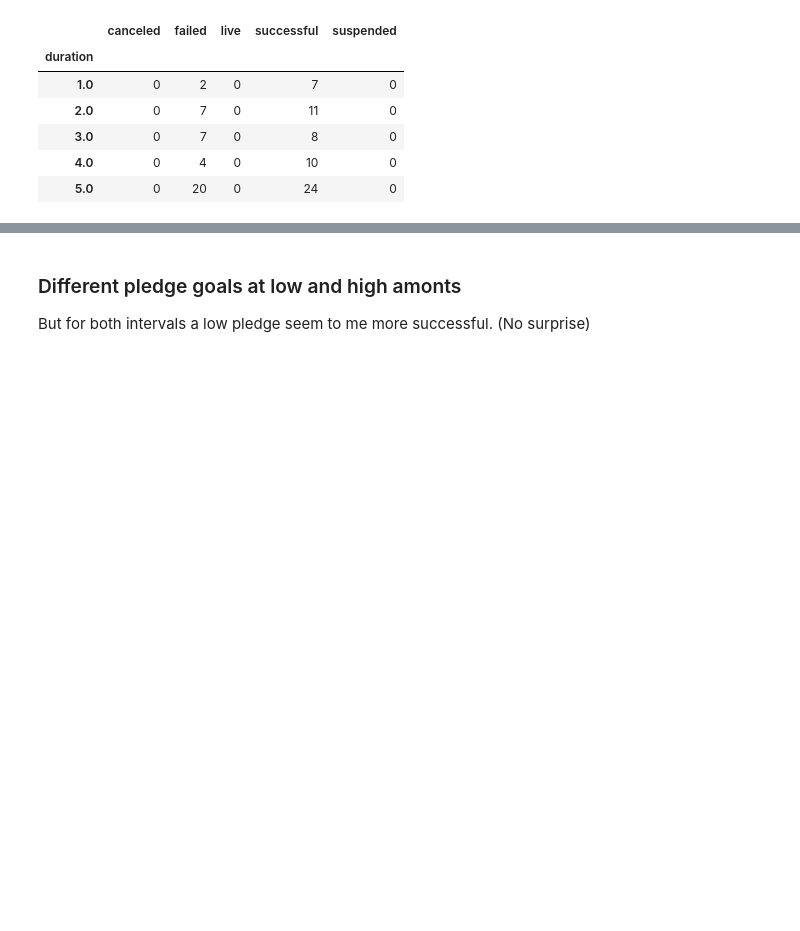
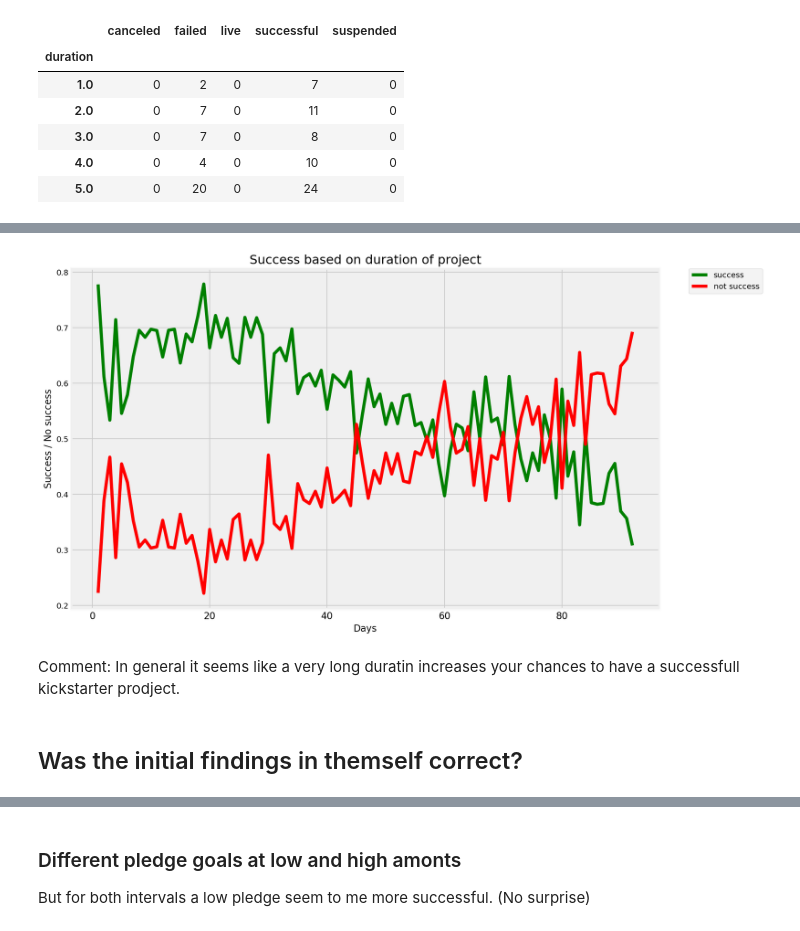
Before and after one commit to yhpf/kickstarter, a Jupyter notebook: kickstarter2.ipynb, the cells around one changed output, grey strips where cells are left out. Cells and saved outputs as stored; diff of their text form; code cells hidden in the pictures; blank space fills up the shorter version.

Commit message:
successrate and duration

```diff
--- a/kickstarter2.ipynb
+++ b/kickstarter2.ipynb
@@ -275,3 +249,6 @@ banan.head()
 | 3.0 | 0 | 7 | 0 | 8 | 0 |
 | 4.0 | 0 | 4 | 0 | 10 | 0 |
 | 5.0 | 0 | 20 | 0 | 24 | 0 |
+# %%
+banan['sum'] = banan['canceled'] + banan['failed'] + banan['live'] + banan['successful'] + banan['suspended']
+banan.head()
@@ -277,0 +263,5 @@ banan.head()
+# %%
+banan['success rate'] = banan['successful'] / (banan['sum'] - banan['live'])
+banan['fail rate'] = banan['failed'] / (banan['sum'] - banan['live'])
+banan['no success rate'] = (banan['failed'] + banan['canceled'] + banan['suspended']) / (banan['sum'] - banan['live'])
+banan.head()
@@ -277,0 +276,32 @@ banan.head()
+# %%
+# make line chart
+y1 = banan['success rate'].values
+x1 = banan.index.values
+
+y2 = banan['no success rate'].values
+x2 = banan.index.values
+
+fig, ax = plt.subplots()
+fig.set_size_inches(12, 8)
+
+ax.plot(x1, y1, label="success", color='g')
+ax.plot(x2, y2, label="not success", color='r')
+
+ax.legend(bbox_to_anchor=(1.05, 1), loc=2, borderaxespad=0.)
+
+plt.xlabel('Days')
+plt.ylabel('Success / No success')
+plt.title('Success based on duration of project')
+
+plt.rc('axes', titlesize=16)
+plt.rc('axes', labelsize=12)
+plt.rc('xtick', labelsize=12)
+plt.rc('figure', titlesize=12)
+
+plt.show();
+# %% [output]
+[figure, added]
+# %% [markdown]
+Comment: In general it seems like a very long duratin increases your chances to have a successfull kickstarter prodject.
+# %% [markdown]
+## Was the initial findings in themself correct?
```
Also changed, not shown: parts of 15 cells of this notebook.
